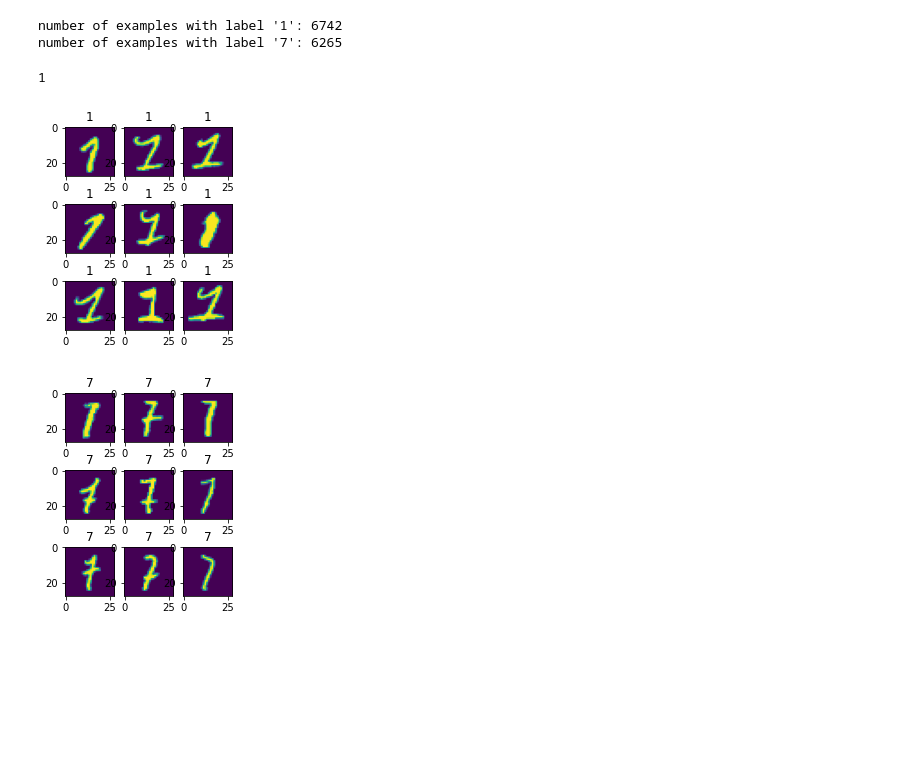
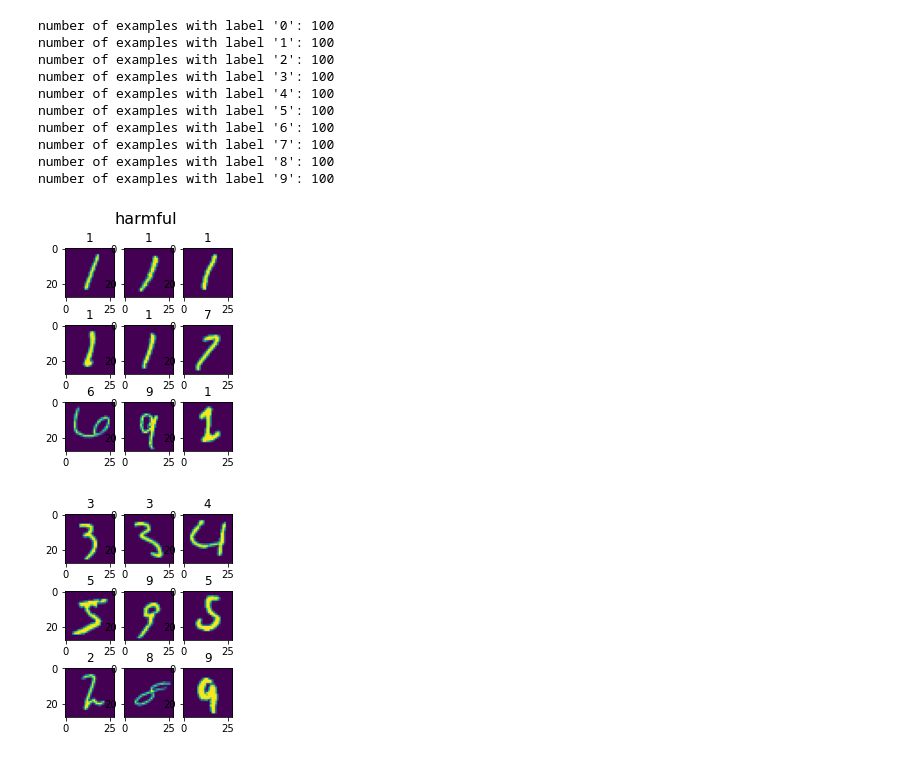
Before and after one commit to hage1005/IF_project, a Jupyter notebook: notebooks/visualize_notebooks/visulize correlation.ipynb, the cells around one changed output. Cells and saved outputs as stored; diff of their text form; code cells hidden in the pictures; blank space fills up the shorter version.

Commit message:
output gradientIF/ Identity together

```diff
--- a/notebooks/visualize_notebooks/visulize correlation.ipynb
+++ b/notebooks/visualize_notebooks/visulize correlation.ipynb
@@ -37,11 +37,15 @@ def _subsample_by_classes(all_examples, labels, num_per_class=None):
 
     return picked_examples
 # %%
-trainset_sampled = _subsample_by_classes(trainset, [1,7], [10000]*10)
+trainset_sampled = _subsample_by_classes(trainset, [0,1,2,3,4,5,6,7,8,9], [100]*10)
 # %% [output]
-number of examples with label '1': 6742
-number of examples with label '7': 6265
+number of examples with label '0': 100
+number of examples with label '1': 100
+number of examples with label '2': 100
+number of examples with label '3': 100
+number of examples with label '4': 100
+number of examples with label '5': 100
+number of examples with label '6': 100
+number of examples with label '7': 100
+number of examples with label '8': 100
+number of examples with label '9': 100
-# %%
-torch.load("data/MNIST/dev/classOneSingle/tensor0.pt")[1]
-# %% [output]
-1
@@ -48,20 +54,22 @@ torch.load("data/MNIST/dev/classOneSingle/tensor0.pt")[1]
 # %%
-target_path = 'outputs/mnist/Identity_mnist_devId_0_2022-08-13-00-59-46.json'
+truth_path = f'outputs/mnist/MNIST_1/dev_id_{dev_id_num}/Percy.json'
 # %%
 # JSON file
-with open (target_path, "r") as f:
-     data_target = json.loads(f.read())
+with open (truth_path, "r") as f:
+     data_true = json.loads(f.read())
 # %%
+fig = plt.figure(figsize=(3, 4))
+fig.suptitle('helpful', fontsize=16)
+for i in range(1,10):
+    fig.add_subplot(3,3,i)
+    plt.imshow(trainset_sampled[data_true['helpful'][i]][0])
+    plt.title(trainset_sampled[data_true['helpful'][i]][1])
+fig.suptitle('harmful', fontsize=16)
 fig = plt.figure(figsize=(3, 4))
 for i in range(1,10):
     fig.add_subplot(3,3,i)
-    plt.imshow(trainset_sampled[data_target['helpful'][i]][0])
-    plt.title(trainset_sampled[data_target['helpful'][i]][1])
-fig = plt.figure(figsize=(3, 4))
-for i in range(1,10):
-    fig.add_subplot(3,3,i)
-    plt.imshow(trainset_sampled[data_target['harmful'][i]][0])
-    plt.title(trainset_sampled[data_target['harmful'][i]][1])
+    plt.imshow(trainset_sampled[data_true['harmful'][i]][0])
+    plt.title(trainset_sampled[data_true['harmful'][i]][1])
 # %% [output]
-[figure, old version]
+[figure, new version]
-[figure, old version]
+[figure, new version]
```
Also changed, not shown: parts of 7 cells of this notebook, 22 other files.
